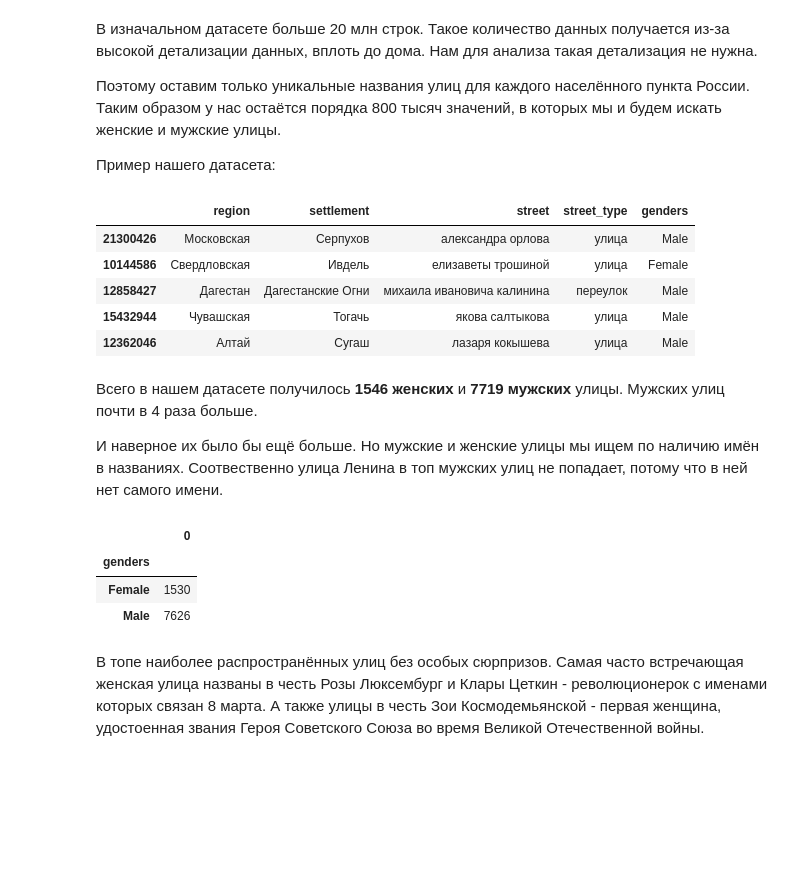
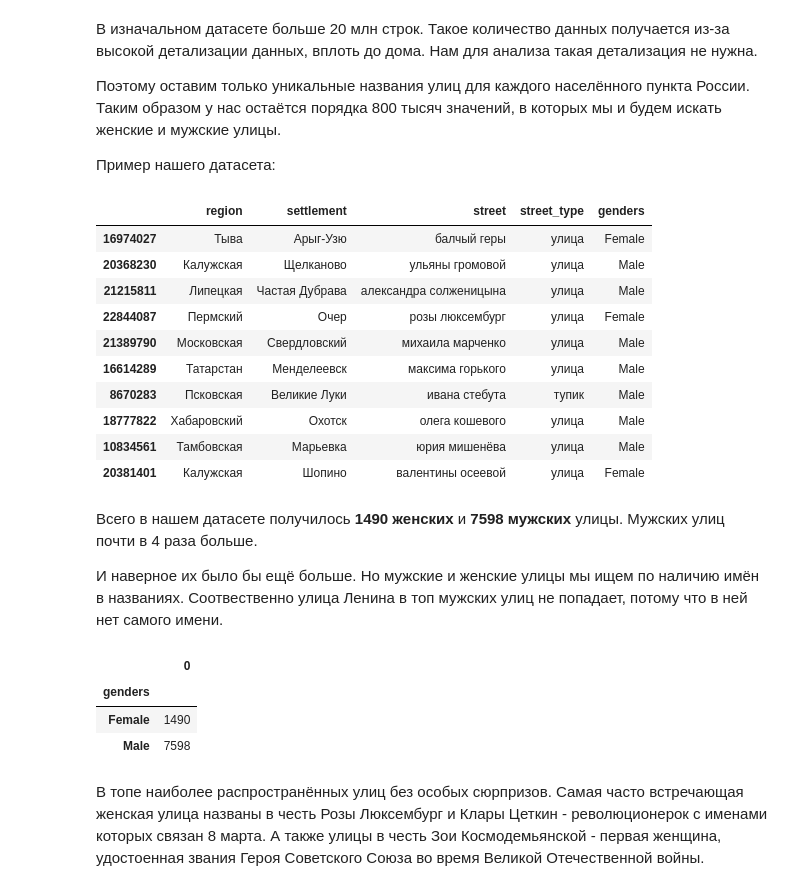
Before and after one commit to kkruglik/female_streets, a Jupyter notebook: russian_streets.ipynb, the cells around one changed output. Drawn from its saved outputs; the diff is of its cells as text; code cells hidden in the pictures; blank space fills up the shorter version.

```diff
--- a/russian_streets.ipynb
+++ b/russian_streets.ipynb
@@ -197,10 +199,9 @@ df = df[df['street'].notnull()]
 df = df.filter(items=['region', 'settlement', 'street', 'street_type'])
 # %%
 df.street = df.street.str.lower()
+df.street = df.street.apply(remove_special_characters)
+df.street = df.street.str.replace('имени', '', regex=False)
+df.street = df.street.str.replace('им ', '', regex=False)
+# df.street = df.street.apply(remove_digit_letter)
+df.street = df.street.str.replace('\d+', '', regex=True)
 df.street = df.street.str.strip()
-df.street = df.street.apply(remove_special_characters)
-# df.street = df.street.apply(remove_digit_letter)
-# %%
-df.street = df.street.str.replace('\d+', '')
-# %%
-df.street = df.street.str.strip()
@@ -278,7 +288,30 @@ remove_names = [
     "5 августа",
     "аллея спортивной славы",
     "славы 1-й",
-    "славы -й"
+    "славы -й",
+    "славы",
+    "белых роз",
+    "газеты искра",
+    "николина",
+    "панаева ид",
+    "венера",
+    "янина",
+    "красная линда",
+    "линда",
+    "розы",
+    "я надежда",
+    "долина роз",
+    "белых роз",
+    "ид иванова",
+    "набережная р невы",
+    "доброй надежды",
+    "ариадны",
+    "сдт надежда",
+    "сопка любви",
+    "софия",
+    "слава киз",
+    "ангелиной",
+    "августа"
 ]
 # %%
 male_streets = [
@@ -324,16 +347,21 @@ df = df[df.genders != "Unk"]
 
 Пример нашего датасета:
 # %%
-df.sample(5)
+df.sample(10)
 # %% [output]
 |  | region | settlement | street | street_type | genders |
-| 21300426 | Московская | Серпухов | александра орлова | улица | Male |
-| 10144586 | Свердловская | Ивдель | елизаветы трошиной | улица | Female |
-| 12858427 | Дагестан | Дагестанские Огни | михаила ивановича калинина | переулок | Male |
-| 15432944 | Чувашская | Тогачь | якова салтыкова | улица | Male |
-| 12362046 | Алтай | Сугаш | лазаря кокышева | улица | Male |
+| 16974027 | Тыва | Арыг-Узю | балчый геры | улица | Female |
+| 20368230 | Калужская | Щелканово | ульяны громовой | улица | Male |
+| 21215811 | Липецкая | Частая Дубрава | александра солженицына | улица | Male |
+| 22844087 | Пермский | Очер | розы люксембург | улица | Female |
+| 21389790 | Московская | Свердловский | михаила марченко | улица | Male |
+| 16614289 | Татарстан | Менделеевск | максима горького | улица | Male |
+| 8670283 | Псковская | Великие Луки | ивана стебута | тупик | Male |
+| 18777822 | Хабаровский | Охотск | олега кошевого | улица | Male |
+| 10834561 | Тамбовская | Марьевка | юрия мишенёва | улица | Male |
+| 20381401 | Калужская | Шопино | валентины осеевой | улица | Female |
 # %% [markdown]
-Всего в нашем датасете получилось **1546 женских** и **7719 мужских** улицы. Мужских улиц почти в 4 раза больше.
+Всего в нашем датасете получилось **1490 женских** и **7598 мужских** улицы. Мужских улиц почти в 4 раза больше.
 
 И наверное их было бы ещё больше. Но мужские и женские улицы мы ищем по наличию имён в названиях. Соотвественно улица Ленина в топ мужских улиц не попадает, потому что в ней нет самого имени.
 # %%
@@ -342,8 +370,8 @@ df.groupby('genders').size().to_frame()
 # %% [output]
 |  | 0 |
 | genders |  |
-| Female | 1530 |
-| Male | 7626 |
+| Female | 1490 |
+| Male | 7598 |
 # %% [markdown]
 В топе наиболее распространённых улиц без особых сюрпризов. Самая часто встречающая женская улица названы в честь Розы Люксембург и Клары Цеткин - революционерок с именами которых связан 8 марта. А также улицы в честь Зои Космодемьянской - первая женщина, удостоенная звания Героя Советского Союза во время Великой Отечественной войны.
 # %%
```
Also changed, not shown: parts of 23 cells of this notebook.
